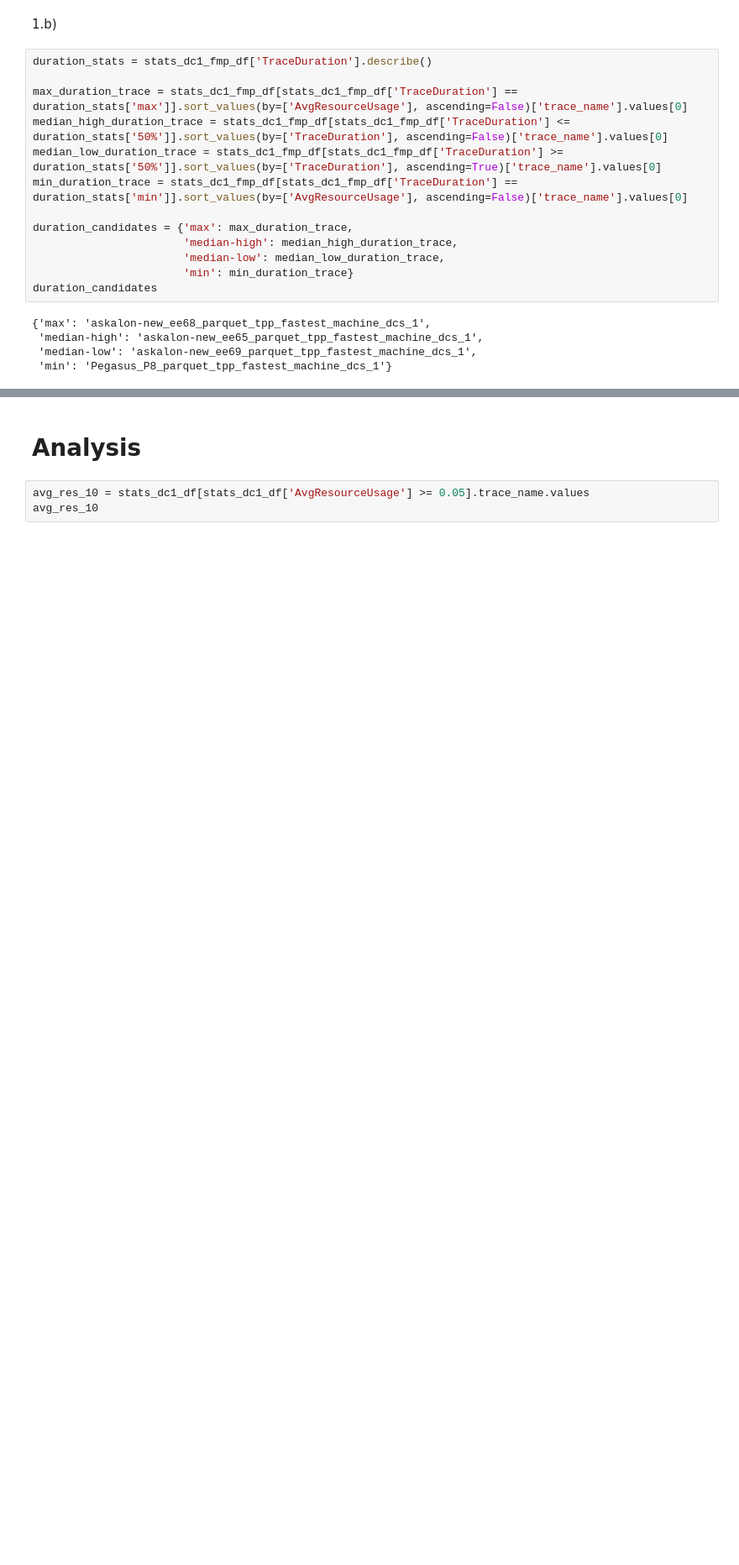
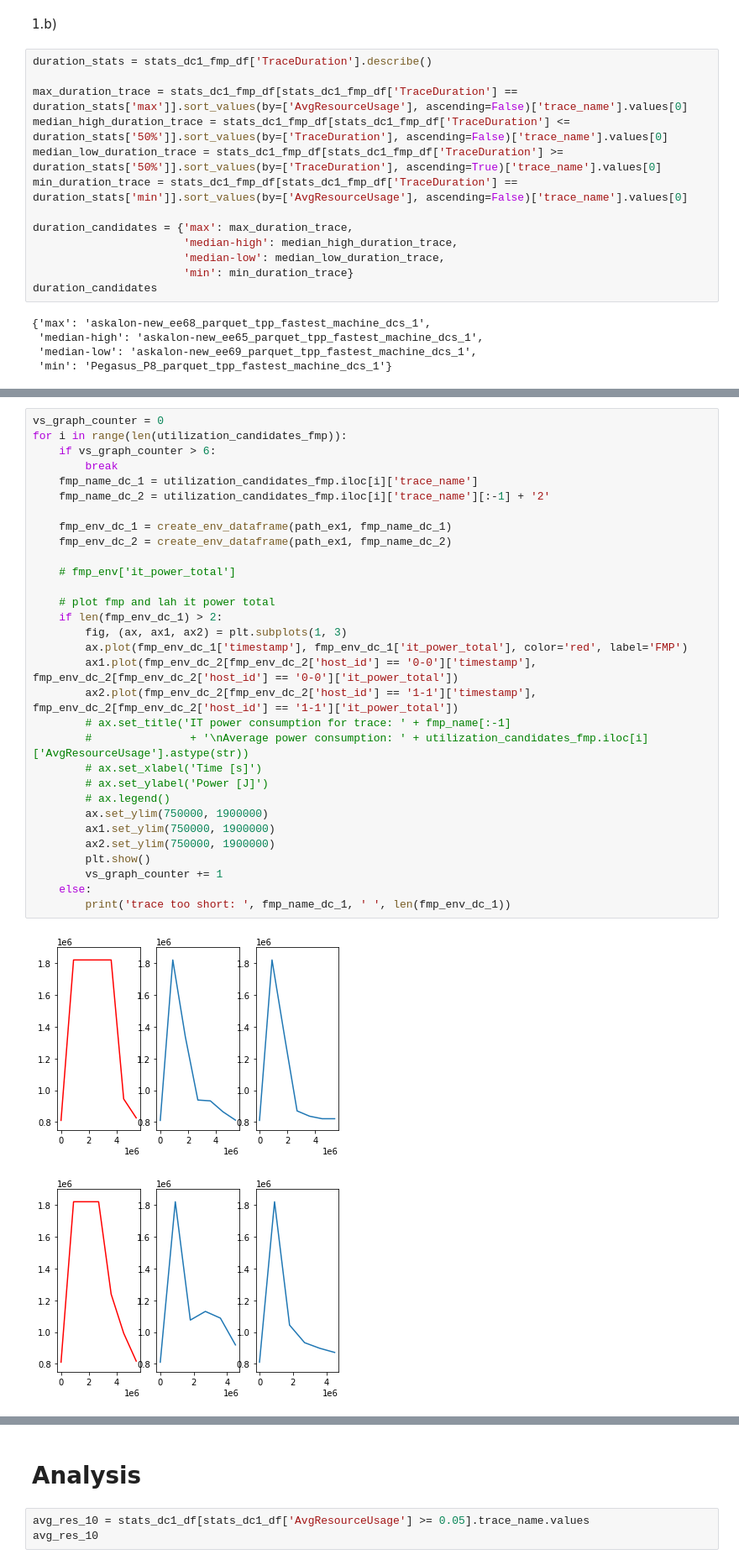
Before and after one commit to Raiduy/gdc-energy-efficiency-analysis, a Jupyter notebook: experiment_result_processing.ipynb, the cells around one changed output, grey strips where cells are left out. Shown at 84% size. Drawn from its saved outputs; the diff is of its cells as text; blank space fills up the shorter version.

```diff
--- a/experiment_result_processing.ipynb
+++ b/experiment_result_processing.ipynb
@@ -349,0 +350,34 @@ trace too short:  Pegasus_P6b_parquet_tpp_fastest_machine_dcs_1   1
+# %%
+vs_graph_counter = 0
+for i in range(len(utilization_candidates_fmp)):
+    if vs_graph_counter > 6:
+        break
+    fmp_name_dc_1 = utilization_candidates_fmp.iloc[i]['trace_name']
+    fmp_name_dc_2 = utilization_candidates_fmp.iloc[i]['trace_name'][:-1] + '2'
+
+    fmp_env_dc_1 = create_env_dataframe(path_ex1, fmp_name_dc_1)
+    fmp_env_dc_2 = create_env_dataframe(path_ex1, fmp_name_dc_2)
+
+    # fmp_env['it_power_total']
+
+    # plot fmp and lah it power total
+    if len(fmp_env_dc_1) > 2:
+        fig, (ax, ax1, ax2) = plt.subplots(1, 3)
+        ax.plot(fmp_env_dc_1['timestamp'], fmp_env_dc_1['it_power_total'], color='red', label='FMP')
+        ax1.plot(fmp_env_dc_2[fmp_env_dc_2['host_id'] == '0-0']['timestamp'], fmp_env_dc_2[fmp_env_dc_2['host_id'] == '0-0']['it_power_total'])
+        ax2.plot(fmp_env_dc_2[fmp_env_dc_2['host_id'] == '1-1']['timestamp'], fmp_env_dc_2[fmp_env_dc_2['host_id'] == '1-1']['it_power_total'])
+        # ax.set_title('IT power consumption for trace: ' + fmp_name[:-1]
+        #               + '\nAverage power consumption: ' + utilization_candidates_fmp.iloc[i]['AvgResourceUsage'].astype(str))
+        # ax.set_xlabel('Time [s]')
+        # ax.set_ylabel('Power [J]')
+        # ax.legend()
+        ax.set_ylim(750000, 1900000)
+        ax1.set_ylim(750000, 1900000)
+        ax2.set_ylim(750000, 1900000)
+        plt.show()
+        vs_graph_counter += 1
+    else:
+        print('trace too short: ', fmp_name_dc_1, ' ', len(fmp_env_dc_1))
+# %% [output]
+[figure, added]
+[figure, added]
```
Also changed, not shown: parts of 4 cells of this notebook.
